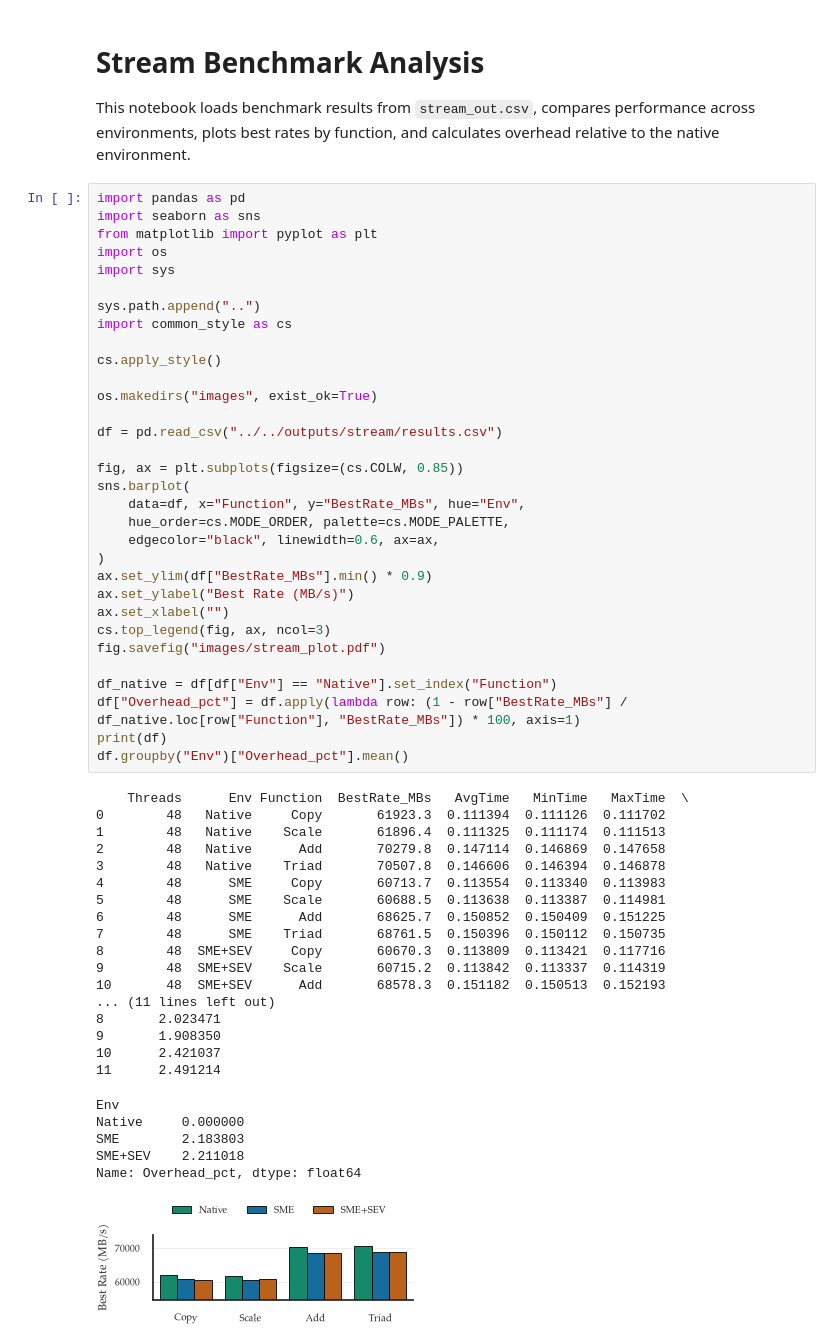
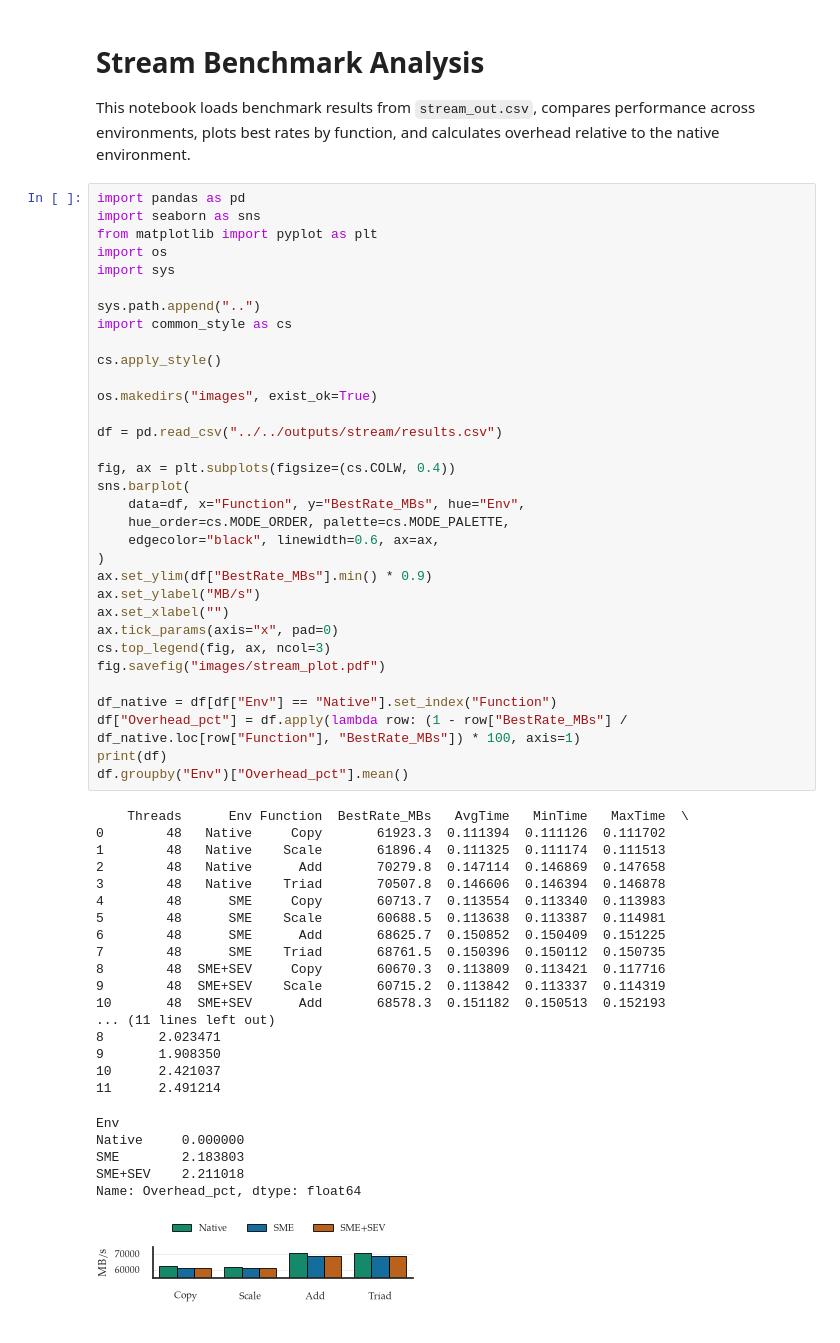
Before and after one commit to engelsm/AMD-CC-Perf, a Jupyter notebook: benchmark/stream/stream_analysis.ipynb, the cells around one changed output. Cells and saved outputs as stored; diff of their text form.

```diff
--- a/benchmark/stream/stream_analysis.ipynb
+++ b/benchmark/stream/stream_analysis.ipynb
@@ -18,43 +18,44 @@ os.makedirs("images", exist_ok=True)
 
 df = pd.read_csv("../../outputs/stream/results.csv")
 
-fig, ax = plt.subplots(figsize=(cs.COLW, 0.85))
+fig, ax = plt.subplots(figsize=(cs.COLW, 0.4))
 sns.barplot(
     data=df, x="Function", y="BestRate_MBs", hue="Env",
     hue_order=cs.MODE_ORDER, palette=cs.MODE_PALETTE,
     edgecolor="black", linewidth=0.6, ax=ax,
 )
 ax.set_ylim(df["BestRate_MBs"].min() * 0.9)
-ax.set_ylabel("Best Rate (MB/s)")
+ax.set_ylabel("MB/s")
 ax.set_xlabel("")
+ax.tick_params(axis="x", pad=0)
 cs.top_legend(fig, ax, ncol=3)
 fig.savefig("images/stream_plot.pdf")
 
 df_native = df[df["Env"] == "Native"].set_index("Function")
 df["Overhead_pct"] = df.apply(lambda row: (1 - row["BestRate_MBs"] / df_native.loc[row["Function"], "BestRate_MBs"]) * 100, axis=1)
 print(df)
 df.groupby("Env")["Overhead_pct"].mean()
 # %% [output]
     Threads      Env Function  BestRate_MBs   AvgTime   MinTime   MaxTime  \
 0        48   Native     Copy       61923.3  0.111394  0.111126  0.111702
 1        48   Native    Scale       61896.4  0.111325  0.111174  0.111513
 2        48   Native      Add       70279.8  0.147114  0.146869  0.147658
 3        48   Native    Triad       70507.8  0.146606  0.146394  0.146878
 4        48      SME     Copy       60713.7  0.113554  0.113340  0.113983
 5        48      SME    Scale       60688.5  0.113638  0.113387  0.114981
 6        48      SME      Add       68625.7  0.150852  0.150409  0.151225
 7        48      SME    Triad       68761.5  0.150396  0.150112  0.150735
 8        48  SME+SEV     Copy       60670.3  0.113809  0.113421  0.117716
 9        48  SME+SEV    Scale       60715.2  0.113842  0.113337  0.114319
 10       48  SME+SEV      Add       68578.3  0.151182  0.150513  0.152193
 ... (11 lines left out)
 8       2.023471
 9       1.908350
 10      2.421037
 11      2.491214
 Env
 Native     0.000000
 SME        2.183803
 SME+SEV    2.211018
 Name: Overhead_pct, dtype: float64
-[figure, old version]
+[figure, new version]
```
Also changed, not shown: 1 other file.
